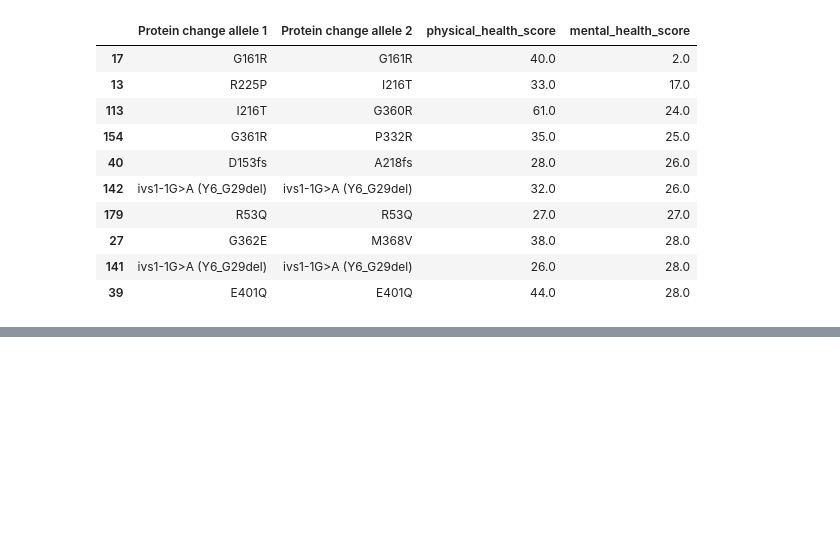
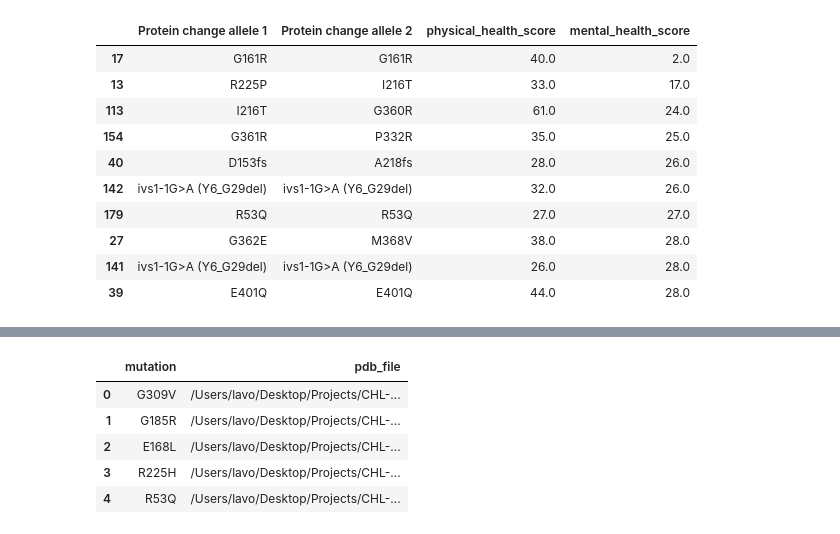
Before and after one commit to g-lago8/CHL-Project, a Jupyter notebook: notebooks/datascienziando.ipynb, the cells around one changed output, grey strips where cells are left out. Drawn from its saved outputs; the diff is of its cells as text; code cells hidden in the pictures; blank space fills up the shorter version.

```diff
--- a/notebooks/datascienziando.ipynb
+++ b/notebooks/datascienziando.ipynb
@@ -222,0 +237,12 @@ df.nsmallest(10, 'mental_health_score')[['Protein change allele 1 ', 'Protein ch
+# %%
+# change every relative path to absolute path in pdb_file column of df_pdb
+df_pdb['pdb_file'] = df_pdb['pdb_file'].apply(lambda x: '/Users/lavo/Desktop/Projects/CHL-Project' + x)
+# %%
+df_pdb.head()
+# %% [output]
+|  | mutation | pdb_file |
+| 0 | G309V | /Users/lavo/Desktop/Projects/CHL-... |
+| 1 | G185R | /Users/lavo/Desktop/Projects/CHL-... |
+| 2 | E168L | /Users/lavo/Desktop/Projects/CHL-... |
+| 3 | R225H | /Users/lavo/Desktop/Projects/CHL-... |
+| 4 | R53Q | /Users/lavo/Desktop/Projects/CHL-... |
```
Also changed, not shown: parts of 4 cells of this notebook, 2 other files.
